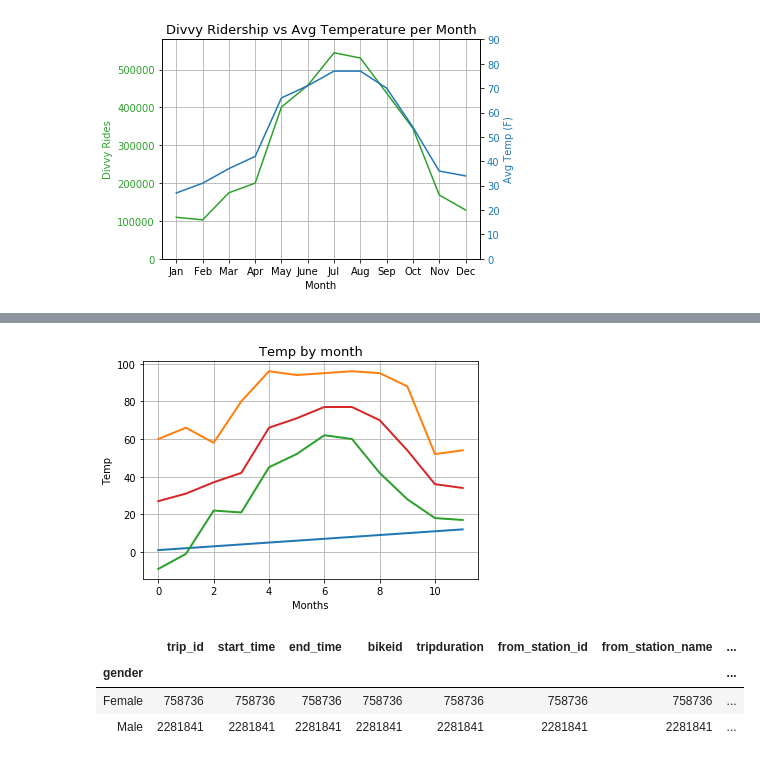
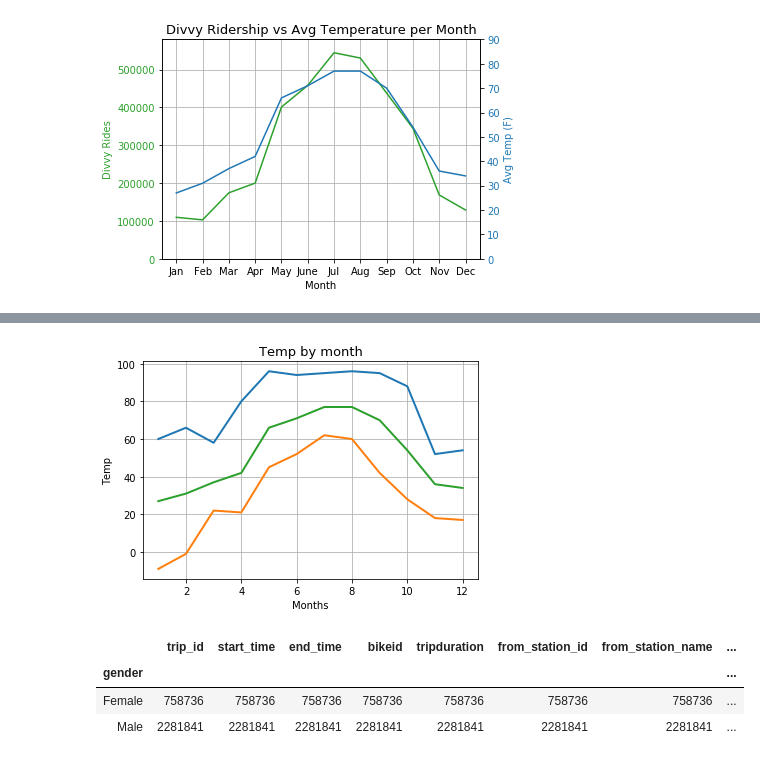
Before and after one commit to AlejandraRosa/Divvy_Project, a Jupyter notebook: Divvy_main.ipynb, the cells around one changed output, grey strips where cells are left out. Drawn from its saved outputs; the diff is of its cells as text; code cells hidden in the pictures.

```diff
--- a/Divvy_main.ipynb
+++ b/Divvy_main.ipynb
@@ -209,7 +416,8 @@ temp
 | 10 | 11 | 52 | 18 | 36 |
 | 11 | 12 | 54 | 17 | 34 |
 # %%
-temp.set_index('month')
+update_temp = temp.set_index('month')
+update_temp
 # %% [output]
 |  | high | low | average |
 | month |  |  |  |
@@ -254,16 +470,16 @@ plt.show()
 # %%
 fig, ax = plt.subplots()
-plt.plot(temp,linewidth=2.0)
+plt.plot(update_temp,linewidth=2.0)
 plt.title("Temp by month",fontsize=13)
 plt.grid(True)
 plt.ylabel('Temp')
 plt.xlabel('Months')
 #ax.set_xticklabels(np.arange(12), calendar.month_name[1:13])
 #plt.legend()
 #plt.xticks(
 plt.show()
 # %% [output]
-[figure, old version]
+[figure, new version]
 # %%
 # Question 4 - Demographic Data
 
```
Also changed, not shown: parts of 35 cells of this notebook, 1 other file.
